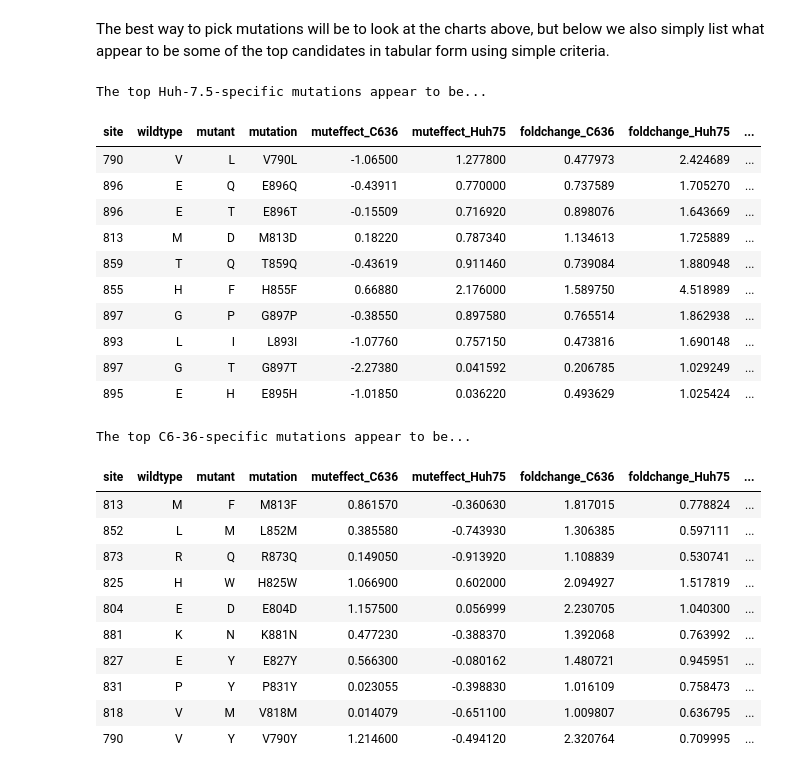
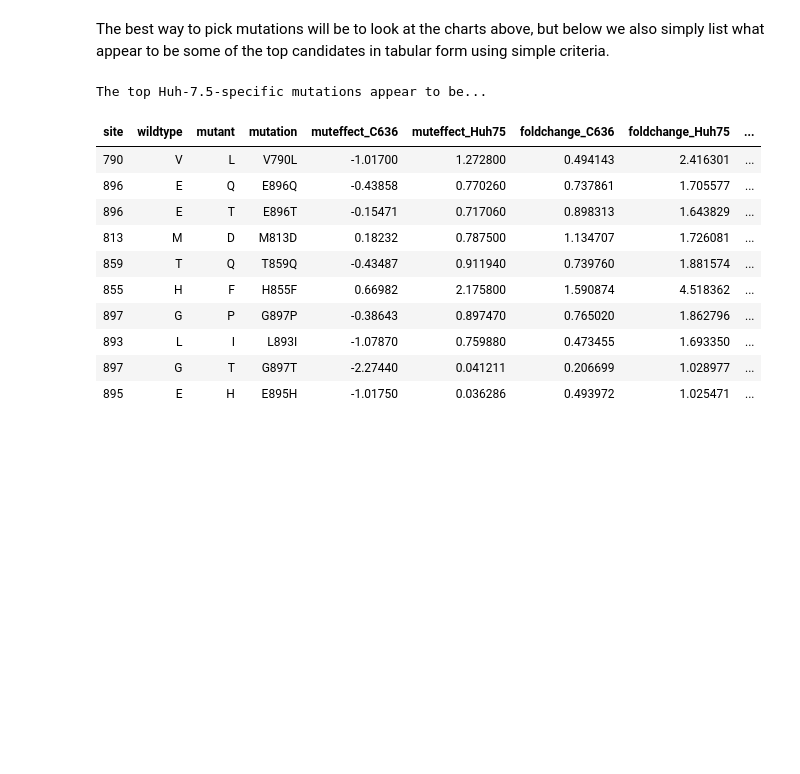
Before and after one commit to jbloomlab/ZIKV_DMS_NS5_EvansLab, a Jupyter notebook: results/notebooks/dms_tile_8_analysis.ipynb, the cells around one changed output. Saved outputs shown, nothing was run; the diff lists cells and outputs as text; code cells hidden in the pictures; blank space fills up the shorter version.

Commit message:
update tile notebooks

```diff
--- a/results/notebooks/dms_tile_8_analysis.ipynb
+++ b/results/notebooks/dms_tile_8_analysis.ipynb
@@ -691,0 +888,6 @@ This data frame captures the key measurements; we write it to a file:
+# %%
+# import list of conserved sites
+conserved_sites_file = 'data/conserved_sites.csv'
+conserved_sites = pd.read_csv(conserved_sites_file)
+print('Here are the conserved sites of NS5 and the region they fall within...')
+print(conserved_sites)
@@ -691,0 +904,25 @@ This data frame captures the key measurements; we write it to a file:
+# %%
+# make a list of conserved sites
+conserved_ls = []
+
+for site in conserved_sites.site:
+    conserved_ls.append(site)
+
+# now loop through our hostadapt dataframe and call each mutation 'stop', 'conserved', or 'exp'
+mut_labels_ls = []
+
+for mutation in hostadapt.mutation:
+    site = int(mutation[1:-1])
+    if site in conserved_ls :
+         mut_labels_ls.append([mutation, 'conserved-site'])
+    elif '*' in mutation:
+        mut_labels_ls.append([mutation, 'stop'])
+    else:
+        mut_labels_ls.append([mutation, 'all-others'])
+# %%
+# merge with hostadapt dataframe
+mutation_type_df = pd.DataFrame(mut_labels_ls, columns = ['mutation', 'mutation_type'])
+hostadapt_with_labels = hostadapt.merge(mutation_type_df, on = 'mutation')
+
+print('Here are the conserved sites found in this tile...')
+hostadapt_with_labels.query('mutation_type == "conserved-site"').site.drop_duplicates()
@@ -771,43 +1030,23 @@ The best way to pick mutations will be to look at the charts above, but below we
 # %%
 print("The top Huh-7.5-specific mutations appear to be...")
 display(HTML(
-    hostadapt
+    hostadapt_with_labels
+    .dropna()
     .query('muteffect_Huh75 > 0')
     .sort_values('diffsel_Huh75_vs_C636', ascending=False)
     .head(n=10)
     .to_html(index=False)
     ))
-
-print("The top C6-36-specific mutations appear to be...")
-display(HTML(
-    hostadapt
-    .query('muteffect_C636 > 0')
-    .sort_values('diffsel_Huh75_vs_C636', ascending=True)
-    .head(n=10)
-    .to_html(index=False)
-    ))
 # %% [output]
 The top Huh-7.5-specific mutations appear to be...
 | site | wildtype | mutant | mutation | muteffect_C636 | muteffect_Huh75 | foldchange_C636 | foldchange_Huh75 | ... |
-| 790 | V | L | V790L | -1.06500 | 1.277800 | 0.477973 | 2.424689 | ... |
-| 896 | E | Q | E896Q | -0.43911 | 0.770000 | 0.737589 | 1.705270 | ... |
-| 896 | E | T | E896T | -0.15509 | 0.716920 | 0.898076 | 1.643669 | ... |
-| 813 | M | D | M813D | 0.18220 | 0.787340 | 1.134613 | 1.725889 | ... |
-| 859 | T | Q | T859Q | -0.43619 | 0.911460 | 0.739084 | 1.880948 | ... |
-| 855 | H | F | H855F | 0.66880 | 2.176000 | 1.589750 | 4.518989 | ... |
-| 897 | G | P | G897P | -0.38550 | 0.897580 | 0.765514 | 1.862938 | ... |
-| 893 | L | I | L893I | -1.07760 | 0.757150 | 0.473816 | 1.690148 | ... |
-| 897 | G | T | G897T | -2.27380 | 0.041592 | 0.206785 | 1.029249 | ... |
-| 895 | E | H | E895H | -1.01850 | 0.036220 | 0.493629 | 1.025424 | ... |
+| 790 | V | L | V790L | -1.01700 | 1.272800 | 0.494143 | 2.416301 | ... |
+| 896 | E | Q | E896Q | -0.43858 | 0.770260 | 0.737861 | 1.705577 | ... |
+| 896 | E | T | E896T | -0.15471 | 0.717060 | 0.898313 | 1.643829 | ... |
+| 813 | M | D | M813D | 0.18232 | 0.787500 | 1.134707 | 1.726081 | ... |
+| 859 | T | Q | T859Q | -0.43487 | 0.911940 | 0.739760 | 1.881574 | ... |
+| 855 | H | F | H855F | 0.66982 | 2.175800 | 1.590874 | 4.518362 | ... |
+| 897 | G | P | G897P | -0.38643 | 0.897470 | 0.765020 | 1.862796 | ... |
+| 893 | L | I | L893I | -1.07870 | 0.759880 | 0.473455 | 1.693350 | ... |
+| 897 | G | T | G897T | -2.27440 | 0.041211 | 0.206699 | 1.028977 | ... |
+| 895 | E | H | E895H | -1.01750 | 0.036286 | 0.493972 | 1.025471 | ... |
-The top C6-36-specific mutations appear to be...
-| site | wildtype | mutant | mutation | muteffect_C636 | muteffect_Huh75 | foldchange_C636 | foldchange_Huh75 | ... |
-| 813 | M | F | M813F | 0.861570 | -0.360630 | 1.817015 | 0.778824 | ... |
-| 852 | L | M | L852M | 0.385580 | -0.743930 | 1.306385 | 0.597111 | ... |
-| 873 | R | Q | R873Q | 0.149050 | -0.913920 | 1.108839 | 0.530741 | ... |
-| 825 | H | W | H825W | 1.066900 | 0.602000 | 2.094927 | 1.517819 | ... |
-| 804 | E | D | E804D | 1.157500 | 0.056999 | 2.230705 | 1.040300 | ... |
-| 881 | K | N | K881N | 0.477230 | -0.388370 | 1.392068 | 0.763992 | ... |
-| 827 | E | Y | E827Y | 0.566300 | -0.080162 | 1.480721 | 0.945951 | ... |
-| 831 | P | Y | P831Y | 0.023055 | -0.398830 | 1.016109 | 0.758473 | ... |
-| 818 | V | M | V818M | 0.014079 | -0.651100 | 1.009807 | 0.636795 | ... |
-| 790 | V | Y | V790Y | 1.214600 | -0.494120 | 2.320764 | 0.709995 | ... |
```
Also changed, not shown: parts of 36 cells of this notebook.
